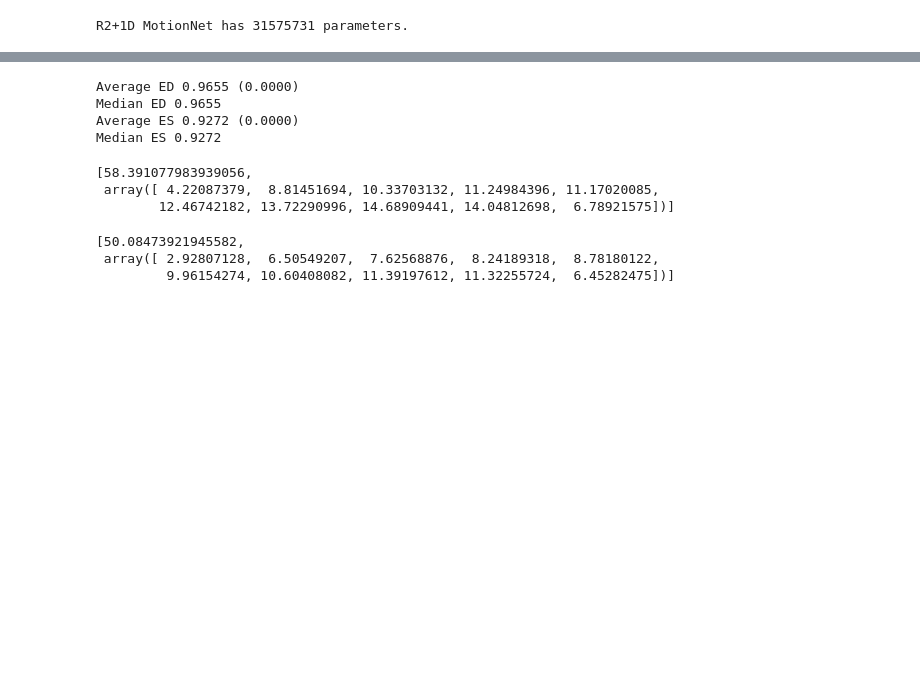
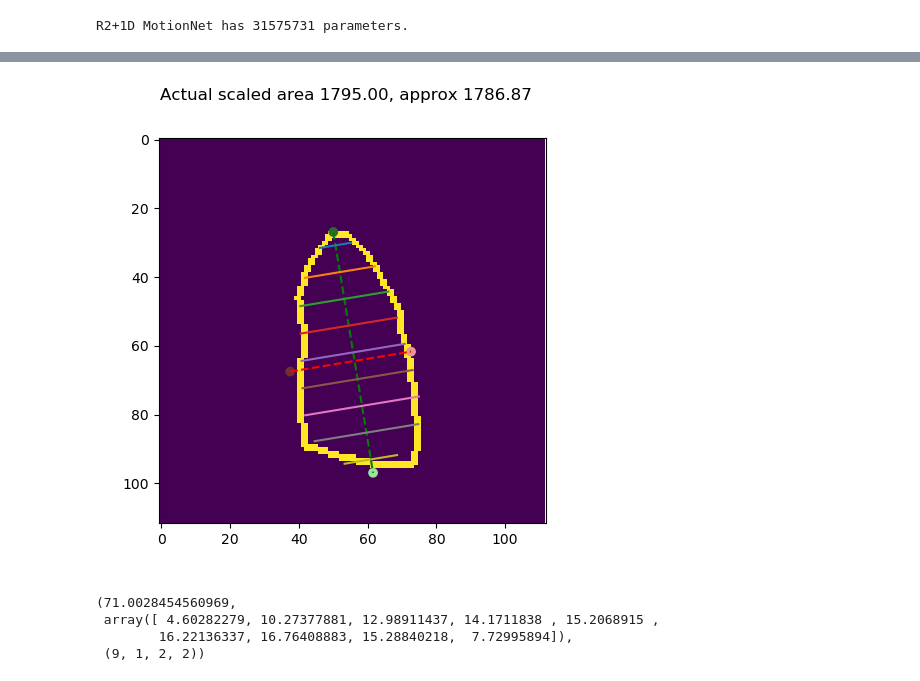
Before and after one commit to warrenmwang/echo_22, a Jupyter notebook: dev/longitudinal_strain/get2dpucks_1.ipynb, the cells around one changed output, grey strips where cells are left out. Drawn from its saved outputs; the diff is of its cells as text; code cells hidden in the pictures; blank space fills up the shorter version.

Commit message:
save progress on get2dpucks slicing images

```diff
--- a/dev/longitudinal_strain/get2dpucks_1.ipynb
+++ b/dev/longitudinal_strain/get2dpucks_1.ipynb
@@ -530,22 +104,4 @@ Percentile of mae 50%: 0.3964  75%: 0.3964  95%: 0.3964
-# %%
-print("Average ED {:.4f} ({:.4f})".format(np.mean(lv_ed_dice), np.std(lv_ed_dice)))
-print("Median ED {:.4f}".format(np.median(lv_ed_dice)))
-print("Average ES {:.4f} ({:.4f})".format(np.mean(lv_es_dice), np.std(lv_es_dice)))
-print("Median ES {:.4f}".format(np.median(lv_es_dice)))
-# %% [output]
-Average ED 0.9655 (0.0000)
-Median ED 0.9655
-Average ES 0.9272 (0.0000)
-Median ES 0.9272
-# %%
-pucks_ed
-# %% [output]
-[58.391077983939056,
- array([ 4.22087379,  8.81451694, 10.33703132, 11.24984396, 11.17020085,
-        12.46742182, 13.72290996, 14.68909441, 14.04812698,  6.78921575])]
-# %%
-pucks_es
-# %% [output]
-[50.08473921945582,
- array([ 2.92807128,  6.50549207,  7.62568876,  8.24189318,  8.78180122,
-         9.96154274, 10.60408082, 11.39197612, 11.32255724,  6.45282475])]
+# %%
+test_pat_index = 55
+
+video, (filename, EF, es_clip_index, ed_clip_index, es_index, ed_index, es_frame, ed_frame, es_label, ed_label) = test_dataset[test_pat_index]
@@ -551,0 +319,13 @@ pucks_es
+# %%
+I = ed_label
+
+length_I, radius_I, points_I = get2dPucks((I == 1).astype('int'), (1.0, 1.0), vis=True, debug=False)
+# %% [output]
+[figure, added]
+# %%
+length_I, radius_I, points_I.shape
+# %% [output]
+(71.0028454560969,
+ array([ 4.60282279, 10.27377881, 12.98911437, 14.1711838 , 15.2068915 ,
+        16.22136337, 16.76408883, 15.28840218,  7.72995894]),
+ (9, 1, 2, 2))
```
Also changed, not shown: parts of 25 cells of this notebook, 7 other files.
